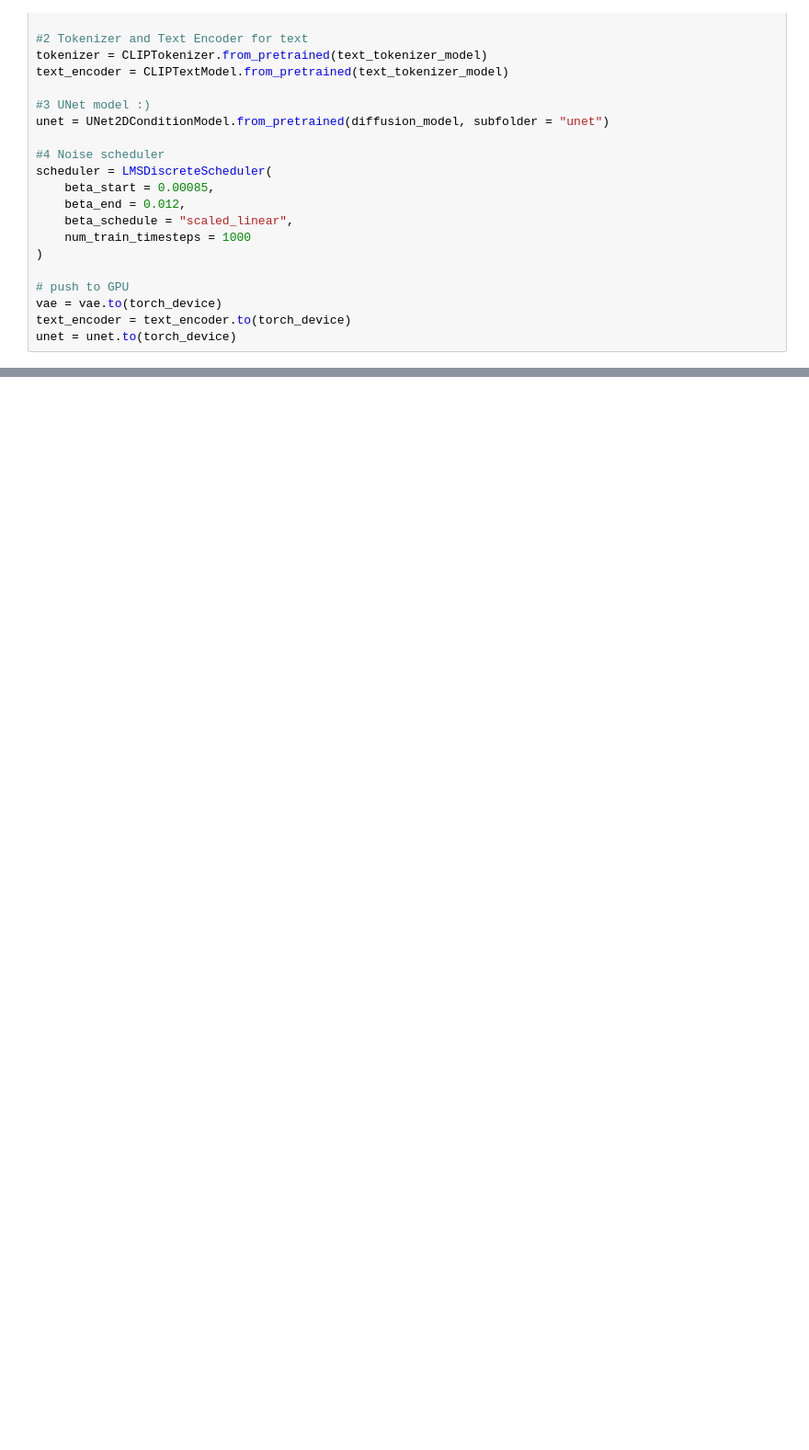
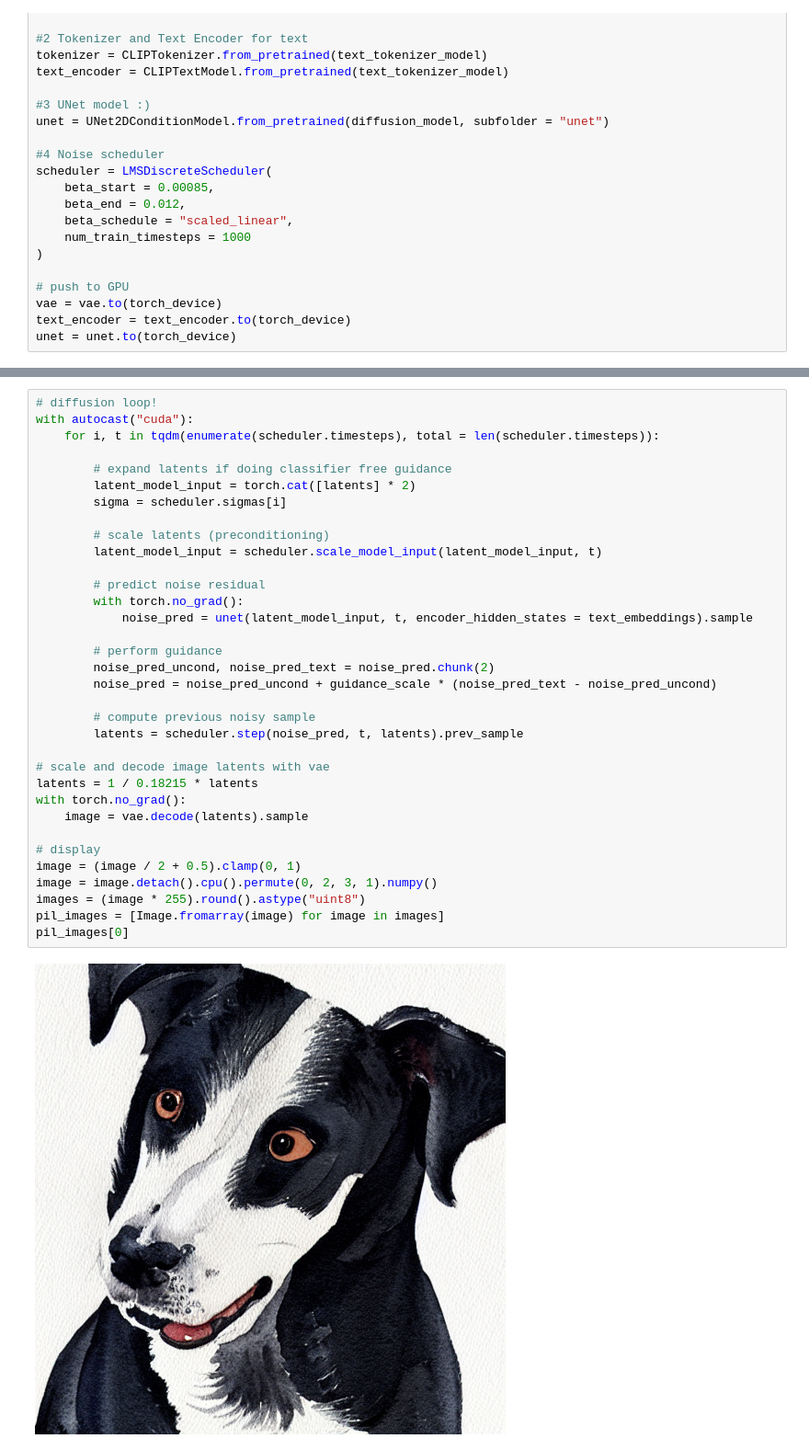
Before and after one commit to shitijnigam/kaggle-repo, a Jupyter notebook: stable-diffusion-deep-dive.ipynb, the cells around one changed output, grey strips where cells are left out. Shown: that part at 92% size. Saved outputs shown, nothing was run; the diff lists cells and outputs as text; blank space fills up the shorter version.

Commit message:
Stable Diffusion - Deep Dive (v2 - single diffusion loop)

```diff
--- a/stable-diffusion-deep-dive.ipynb
+++ b/stable-diffusion-deep-dive.ipynb
@@ -83,0 +135,36 @@ unet = unet.to(torch_device)
+# %%
+# diffusion loop!
+with autocast("cuda"):
+    for i, t in tqdm(enumerate(scheduler.timesteps), total = len(scheduler.timesteps)):
+
+        # expand latents if doing classifier free guidance
+        latent_model_input = torch.cat([latents] * 2)
+        sigma = scheduler.sigmas[i]
+
+        # scale latents (preconditioning)
+        latent_model_input = scheduler.scale_model_input(latent_model_input, t)
+
+        # predict noise residual
+        with torch.no_grad():
+            noise_pred = unet(latent_model_input, t, encoder_hidden_states = text_embeddings).sample
+
+        # perform guidance
+        noise_pred_uncond, noise_pred_text = noise_pred.chunk(2)
+        noise_pred = noise_pred_uncond + guidance_scale * (noise_pred_text - noise_pred_uncond)
+
+        # compute previous noisy sample
+        latents = scheduler.step(noise_pred, t, latents).prev_sample
+
+# scale and decode image latents with vae
+latents = 1 / 0.18215 * latents
+with torch.no_grad():
+    image = vae.decode(latents).sample
+
+# display
+image = (image / 2 + 0.5).clamp(0, 1)
+image = image.detach().cpu().permute(0, 2, 3, 1).numpy()
+images = (image * 255).round().astype("uint8")
+pil_images = [Image.fromarray(image) for image in images]
+pil_images[0]
+# %% [output]
+[figure, added]
```
Also changed, not shown: parts of 1 cell of this notebook.
